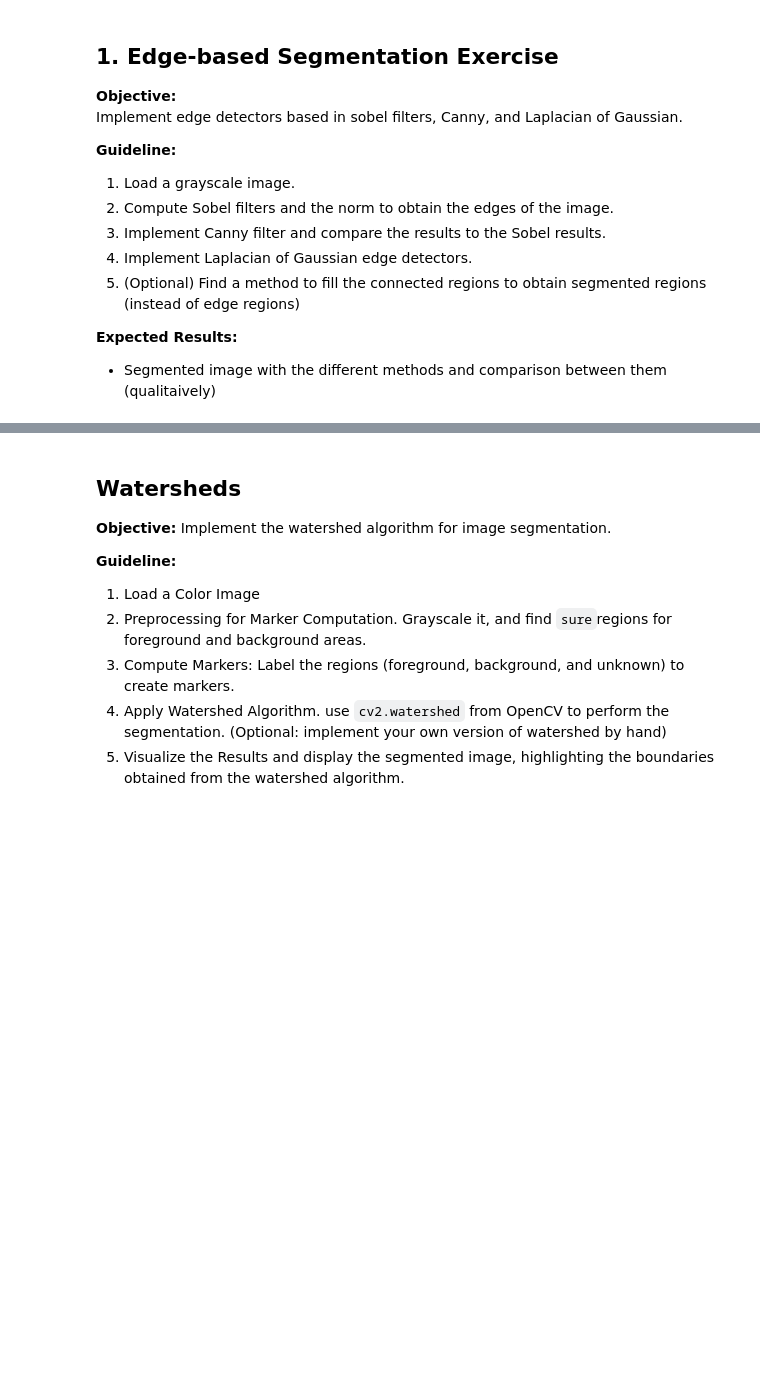
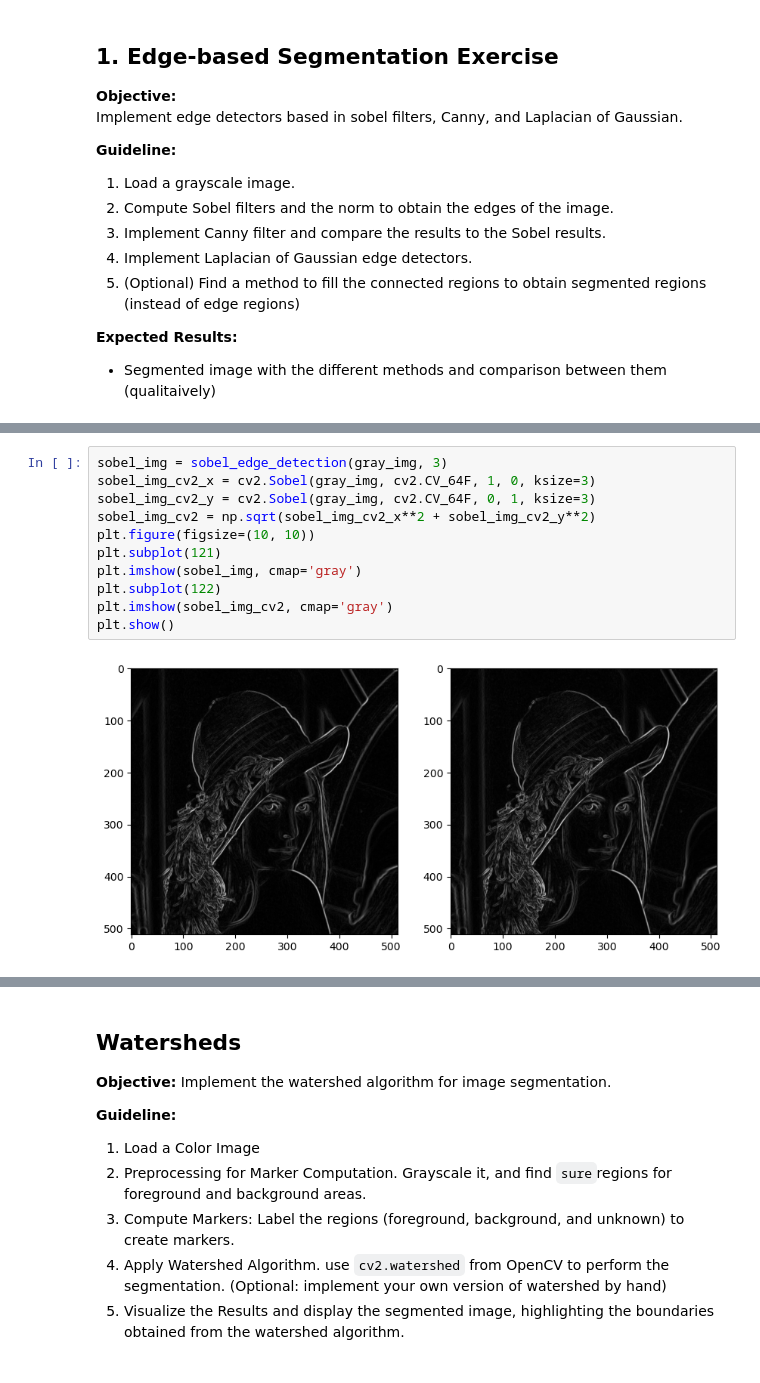
Before and after one commit to Pikurrot/cv-problems-uab, a Jupyter notebook: Lab 3/Practicum_Fondations_CV_Lab3.ipynb, the cells around one changed output, grey strips where cells are left out. Cells and saved outputs as stored; diff of their text form; blank space fills up the shorter version.

```diff
--- a/Lab 3/Practicum_Fondations_CV_Lab3.ipynb
+++ b/Lab 3/Practicum_Fondations_CV_Lab3.ipynb
@@ -300,0 +360,13 @@ plt.imshow(sobel_img, cmap='gray')
+# %%
+sobel_img = sobel_edge_detection(gray_img, 3)
+sobel_img_cv2_x = cv2.Sobel(gray_img, cv2.CV_64F, 1, 0, ksize=3)
+sobel_img_cv2_y = cv2.Sobel(gray_img, cv2.CV_64F, 0, 1, ksize=3)
+sobel_img_cv2 = np.sqrt(sobel_img_cv2_x**2 + sobel_img_cv2_y**2)
+plt.figure(figsize=(10, 10))
+plt.subplot(121)
+plt.imshow(sobel_img, cmap='gray')
+plt.subplot(122)
+plt.imshow(sobel_img_cv2, cmap='gray')
+plt.show()
+# %% [output]
+[figure, added]
```
Also changed, not shown: parts of 5 cells of this notebook.
